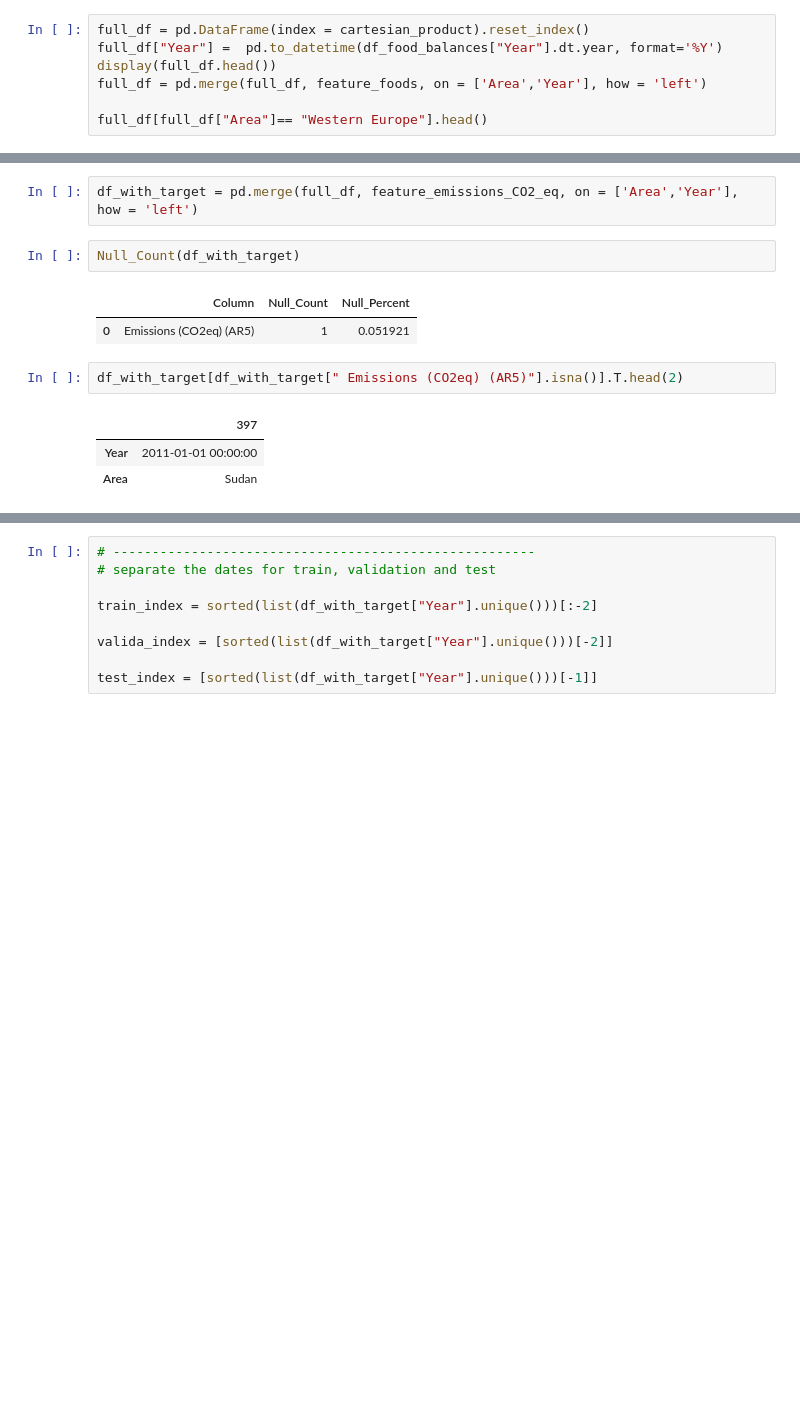
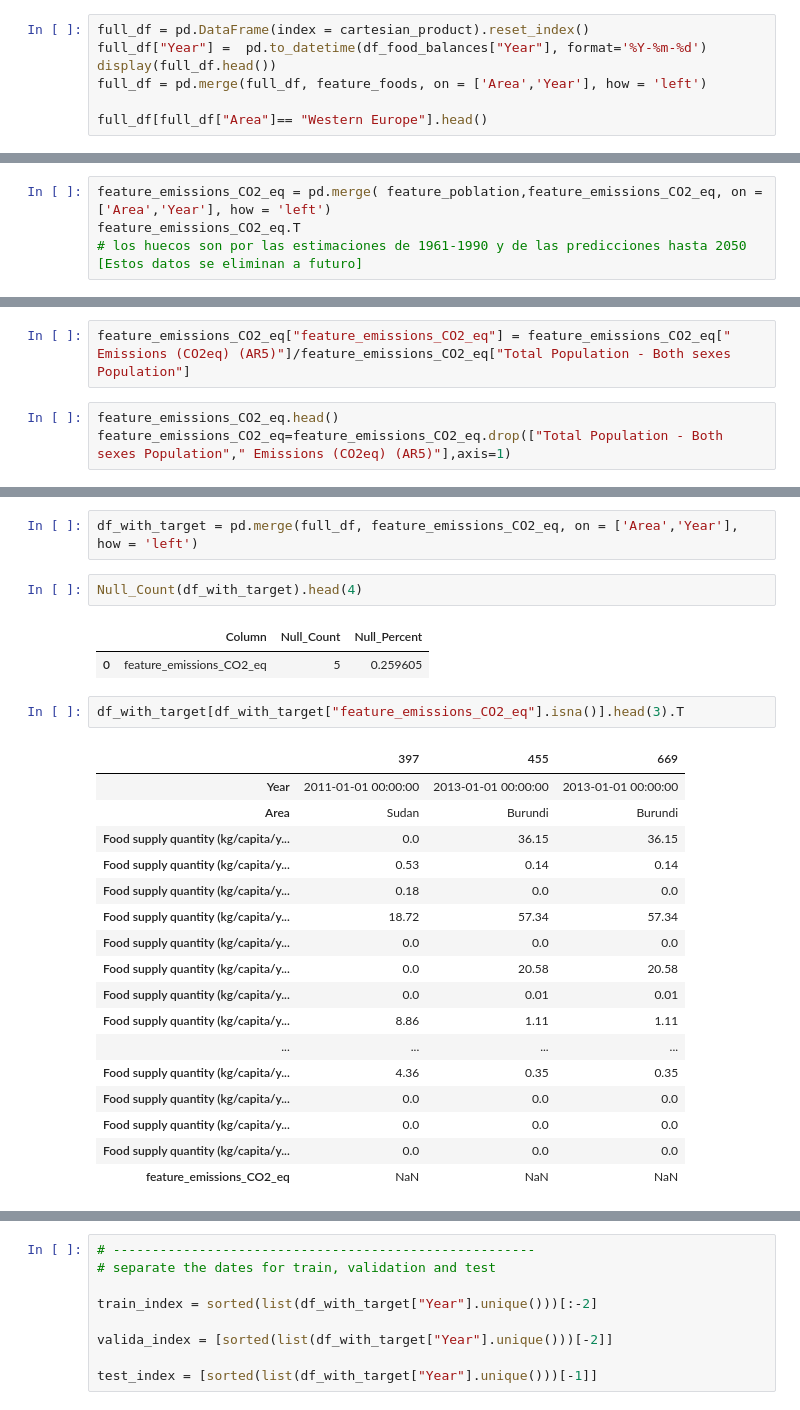
Before and after one commit to RgomezRo/capstone, a Jupyter notebook: Time series.ipynb, the cells around one changed output, grey strips where cells are left out. Drawn from its saved outputs; the diff is of its cells as text; blank space fills up the shorter version.

Commit message:
Añadido target per capita

```diff
--- a/Time series.ipynb
+++ b/Time series.ipynb
@@ -602,6 +622,6 @@ We have a total of 9 years
 # %%
 full_df = pd.DataFrame(index = cartesian_product).reset_index()
-full_df["Year"] =  pd.to_datetime(df_food_balances["Year"].dt.year, format='%Y')
+full_df["Year"] =  pd.to_datetime(df_food_balances["Year"], format='%Y-%m-%d')
 display(full_df.head())
 full_df = pd.merge(full_df, feature_foods, on = ['Area','Year'], how = 'left')
 
@@ -672,3 +692,7 @@ for column in full_df.columns[2:]:
 Null_Count(full_df)
 # %% [output]
 |  | Column | Null_Count | Null_Percent |
+# %%
+feature_emissions_CO2_eq = pd.merge( feature_poblation,feature_emissions_CO2_eq, on = ['Area','Year'], how = 'left')
+feature_emissions_CO2_eq.T
+# los huecos son por las estimaciones de 1961-1990 y de las predicciones hasta 2050 [Estos datos se eliminan a futuro]
@@ -674,0 +706,5 @@ Null_Count(full_df)
+# %%
+feature_emissions_CO2_eq["feature_emissions_CO2_eq"] = feature_emissions_CO2_eq[" Emissions (CO2eq) (AR5)"]/feature_emissions_CO2_eq["Total Population - Both sexes Population"]
+# %%
+feature_emissions_CO2_eq.head()
+feature_emissions_CO2_eq=feature_emissions_CO2_eq.drop(["Total Population - Both sexes Population"," Emissions (CO2eq) (AR5)"],axis=1)
@@ -675,14 +730,28 @@ Null_Count(full_df)
 # %%
 df_with_target = pd.merge(full_df, feature_emissions_CO2_eq, on = ['Area','Year'], how = 'left')
 # %%
-Null_Count(df_with_target)
+Null_Count(df_with_target).head(4)
 # %% [output]
 |  | Column | Null_Count | Null_Percent |
-| 0 | Emissions (CO2eq) (AR5) | 1 | 0.051921 |
+| 0 | feature_emissions_CO2_eq | 5 | 0.259605 |
 # %%
-df_with_target[df_with_target[" Emissions (CO2eq) (AR5)"].isna()].T.head(2)
+df_with_target[df_with_target["feature_emissions_CO2_eq"].isna()].head(3).T
 # %% [output]
-|  | 397 |
-| Year | 2011-01-01 00:00:00 |
-| Area | Sudan |
+|  | 397 | 455 | 669 |
+| Year | 2011-01-01 00:00:00 | 2013-01-01 00:00:00 | 2013-01-01 00:00:00 |
+| Area | Sudan | Burundi | Burundi |
+| Food supply quantity (kg/capita/y... | 0.0 | 36.15 | 36.15 |
+| Food supply quantity (kg/capita/y... | 0.53 | 0.14 | 0.14 |
+| Food supply quantity (kg/capita/y... | 0.18 | 0.0 | 0.0 |
+| Food supply quantity (kg/capita/y... | 18.72 | 57.34 | 57.34 |
+| Food supply quantity (kg/capita/y... | 0.0 | 0.0 | 0.0 |
+| Food supply quantity (kg/capita/y... | 0.0 | 20.58 | 20.58 |
+| Food supply quantity (kg/capita/y... | 0.0 | 0.01 | 0.01 |
+| Food supply quantity (kg/capita/y... | 8.86 | 1.11 | 1.11 |
+| ... | ... | ... | ... |
+| Food supply quantity (kg/capita/y... | 4.36 | 0.35 | 0.35 |
+| Food supply quantity (kg/capita/y... | 0.0 | 0.0 | 0.0 |
+| Food supply quantity (kg/capita/y... | 0.0 | 0.0 | 0.0 |
+| Food supply quantity (kg/capita/y... | 0.0 | 0.0 | 0.0 |
+| feature_emissions_CO2_eq | NaN | NaN | NaN |
 # %%
```
Also changed, not shown: parts of 34 cells of this notebook.
